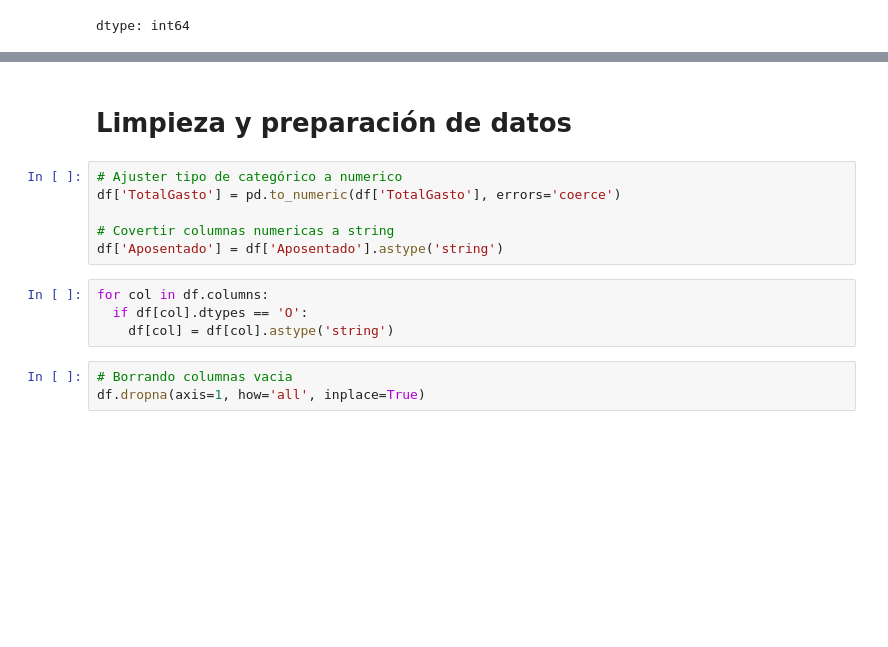
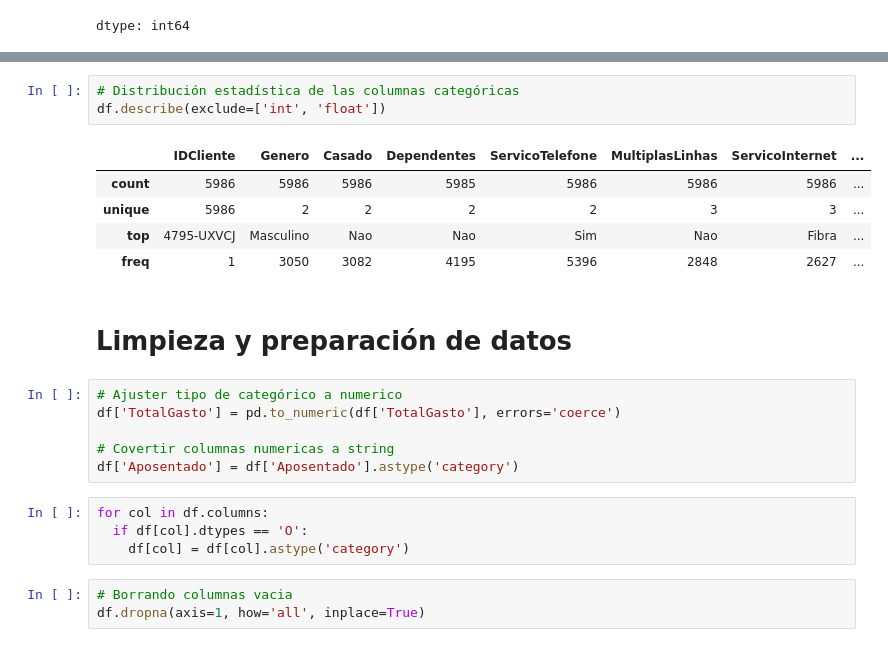
Before and after one commit to renegarcialuces/Analisis-de-Datos-Portafolio, a Jupyter notebook: ED01.ipynb, the cells around one changed output, grey strips where cells are left out. Drawn from its saved outputs; the diff is of its cells as text; blank space fills up the shorter version.

```diff
--- a/ED01.ipynb
+++ b/ED01.ipynb
@@ -86,3 +99,12 @@ memory usage: 1.1+ MB
+# %%
+# Distribución estadística de las columnas categóricas
+df.describe(exclude=['int', 'float'])
+# %% [output]
+|  | IDCliente | Genero | Casado | Dependentes | ServicoTelefone | MultiplasLinhas | ServicoInternet | ... |
+| count | 5986 | 5986 | 5986 | 5985 | 5986 | 5986 | 5986 | ... |
+| unique | 5986 | 2 | 2 | 2 | 2 | 3 | 3 | ... |
+| top | 4795-UXVCJ | Masculino | Nao | Nao | Sim | Nao | Fibra | ... |
+| freq | 1 | 3050 | 3082 | 4195 | 5396 | 2848 | 2627 | ... |
 # %% [markdown]
 # **Limpieza y preparación de datos**
 # %%
@@ -90,11 +112,11 @@ memory usage: 1.1+ MB
 df['TotalGasto'] = pd.to_numeric(df['TotalGasto'], errors='coerce')
 
 # Covertir columnas numericas a string
-df['Aposentado'] = df['Aposentado'].astype('string')
+df['Aposentado'] = df['Aposentado'].astype('category')
 # %%
 for col in df.columns:
   if df[col].dtypes == 'O':
-    df[col] = df[col].astype('string')
+    df[col] = df[col].astype('category')
 # %%
 # Borrando columnas vacia
 df.dropna(axis=1, how='all', inplace=True)
```
Also changed, not shown: parts of 5 cells of this notebook.
